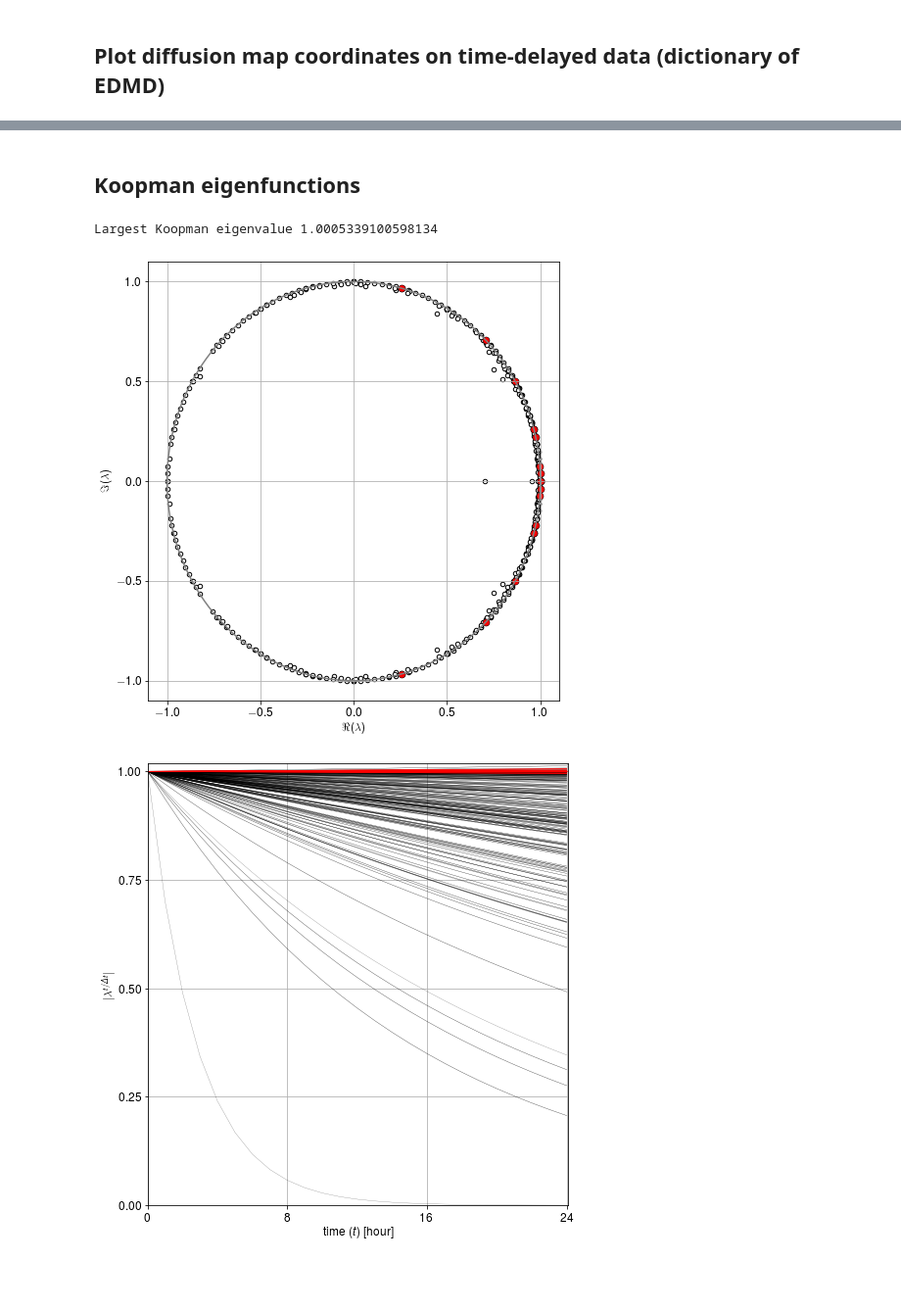
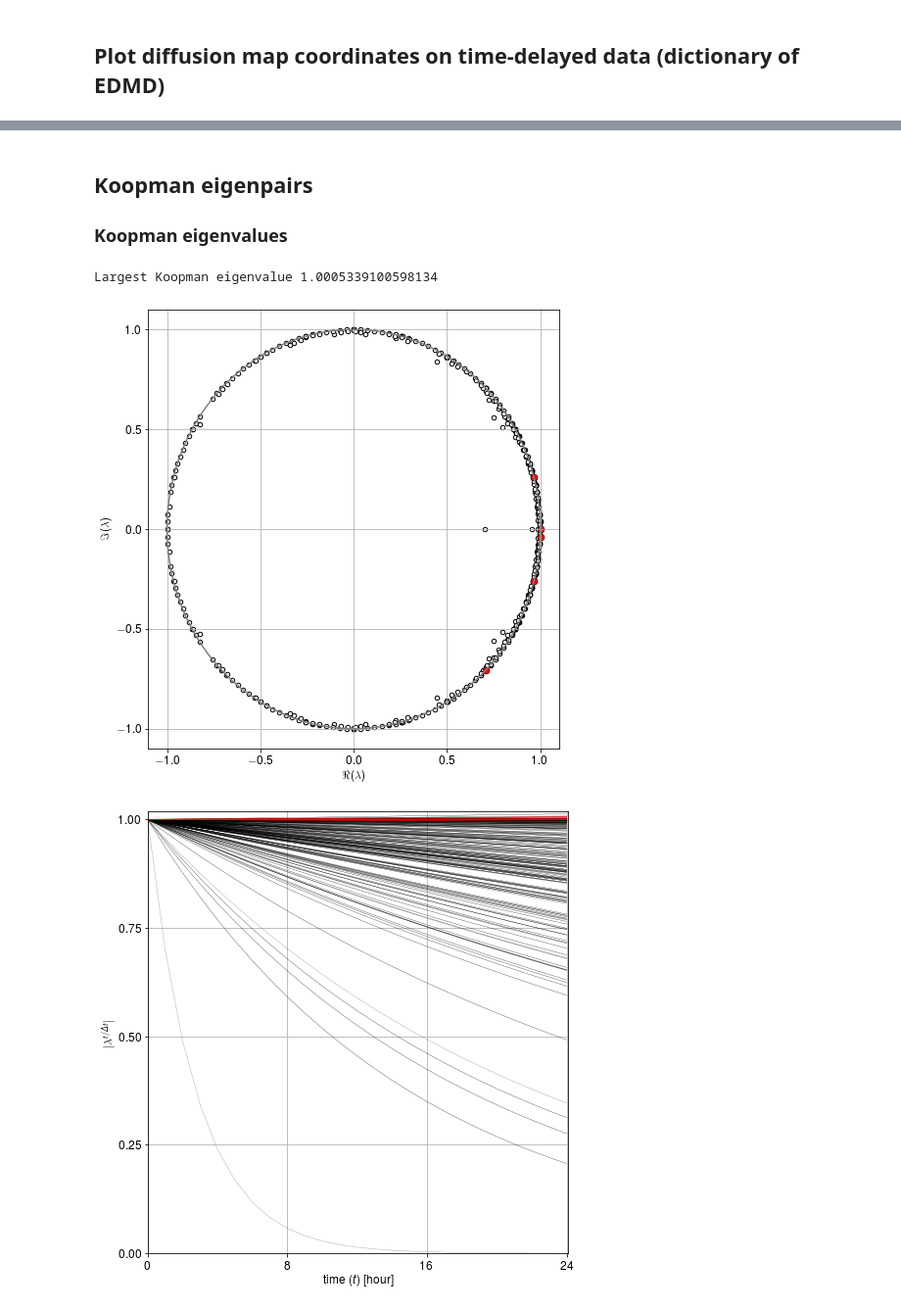
Before and after one commit to datafold-dev/paper_modeling_melburnians, a Jupyter notebook: notebook.ipynb, the cells around one changed output, grey strips where cells are left out. Shown at 98% size. Drawn from its saved outputs; the diff is of its cells as text; code cells hidden in the pictures; blank space fills up the shorter version.

```diff
--- a/notebook.ipynb
+++ b/notebook.ipynb
@@ -34,5 +34,5 @@ If False this creates new files or overwrites the existing `.csv` files.
 # %%
-use_cache = False
+use_cache = True
 # %%
 if use_cache:
     X = TSCDataFrame.from_csv("X_selected.csv", parse_dates=True)
@@ -273,14 +265,15 @@ Here is the full report generated by latex:
 # %% [markdown]
-## Koopman eigenfunctions
+## Koopman eigenpairs
+
+### Koopman eigenvalues
 # %%
 paper_selection = np.array([1, 4, 6, 8, 14]) # set in "select_plot" parameter below to obtain paper selection
-selection = np.arange(20)
 
 helper.plot_paper_koop_eigval(
     edmd=edmd,
-    select_plot=selection,
+    select_plot=paper_selection,
 )
 # %% [output]
 Largest Koopman eigenvalue 1.0005339100598134
-[figure, old version]
+[figure, new version]
-[figure, old version]
+[figure, new version]
```
Also changed, not shown: parts of 13 cells of this notebook, 1 other file.
